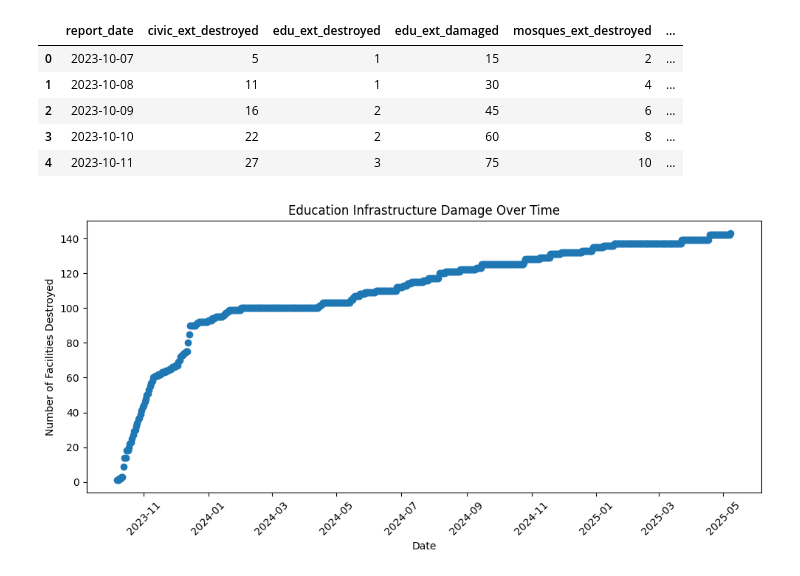
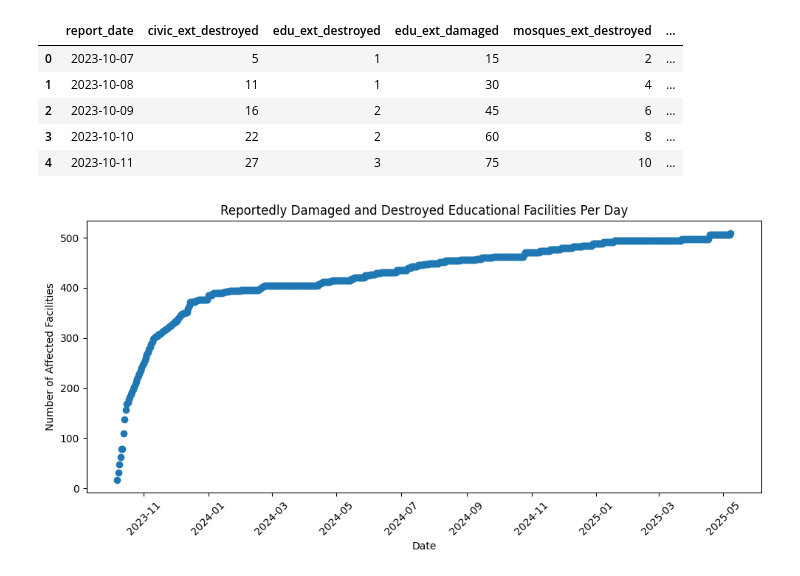
Before and after one commit to MIT-Emerging-Talent/ET6-CDSP-group-03-repo, a Jupyter notebook: 3_data_exploration/infrastracture_damaged_analysis.ipynb, the cells around one changed output. Saved outputs shown, nothing was run; the diff lists cells and outputs as text; code cells hidden in the pictures.

Commit message:
Adding new diagrams

```diff
--- a/3_data_exploration/infrastracture_damaged_analysis.ipynb
+++ b/3_data_exploration/infrastracture_damaged_analysis.ipynb
@@ -27,23 +27,25 @@ Index(['report_date', 'civic_ext_destroyed', 'edu_ext_destroyed',
 | 2 | 2023-10-09 | 16 | 2 | 45 | 6 | ... |
 | 3 | 2023-10-10 | 22 | 2 | 60 | 8 | ... |
 | 4 | 2023-10-11 | 27 | 3 | 75 | 10 | ... |
-# %%
-# Convert the date column to datetime format
-df.iloc[:, 0] = pd.to_datetime(df.iloc[:, 0])
-
-# Extract date and education destruction columns
-dates = df.iloc[:, 0]
-education_damages = df["edu_ext_destroyed"]
-
-# Create scatter plot
-plt.figure(figsize=(10, 5))
-plt.scatter(dates, education_damages)
-
-plt.title("Education Infrastructure Damage Over Time")
-plt.xlabel("Date")
-plt.ylabel("Number of Facilities Destroyed")
-plt.xticks(rotation=45)
-plt.tight_layout()
-plt.show()
-# %% [output]
-[figure, removed]
+# %%
+# Convert the 'report_date' column to datetime format
+df['report_date'] = pd.to_datetime(df['report_date'])
+
+# Create a new column with the sum of destroyed and damaged education facilities
+df['edu_total_ext_impact'] = df['edu_ext_destroyed'] + df['edu_ext_damaged']
+
+# Group by date and sum the total impact per day
+daily_sum = df.groupby(df['report_date'].dt.date)['edu_total_ext_impact'].sum()
+
+# Plot as scatter plot
+plt.figure(figsize=(10, 5))
+plt.scatter(daily_sum.index, daily_sum.values)
+
+plt.title('Reportedly Damaged and Destroyed Educational Facilities Per Day')
+plt.xlabel('Date')
+plt.ylabel('Number of Affected Facilities')
+plt.xticks(rotation=45)
+plt.tight_layout()
+plt.show()
+# %% [output]
+[figure, added]
```
Also changed, not shown: parts of 7 cells of this notebook.
